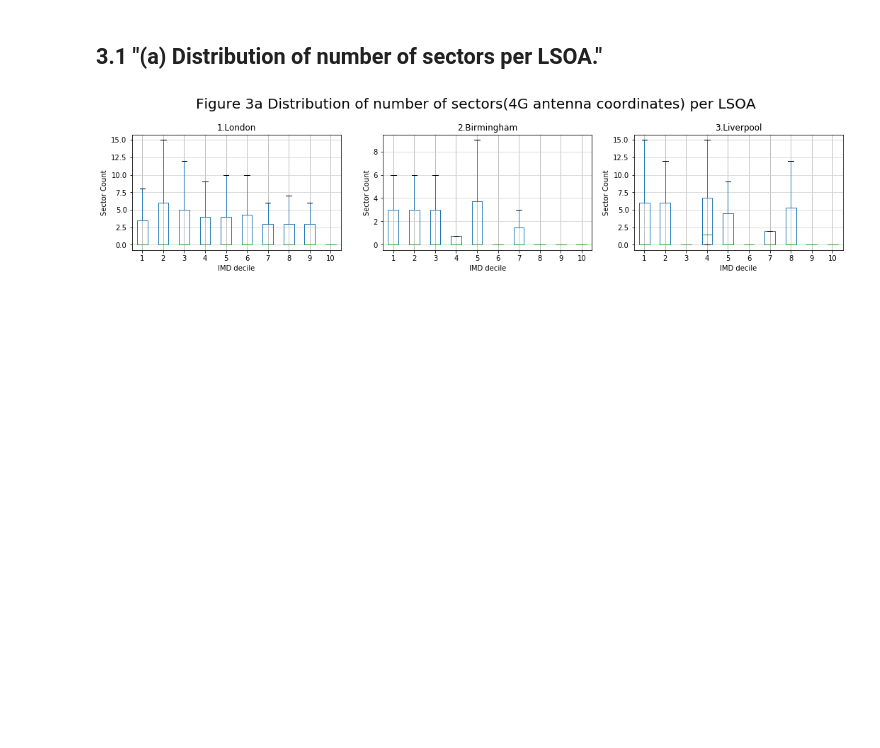
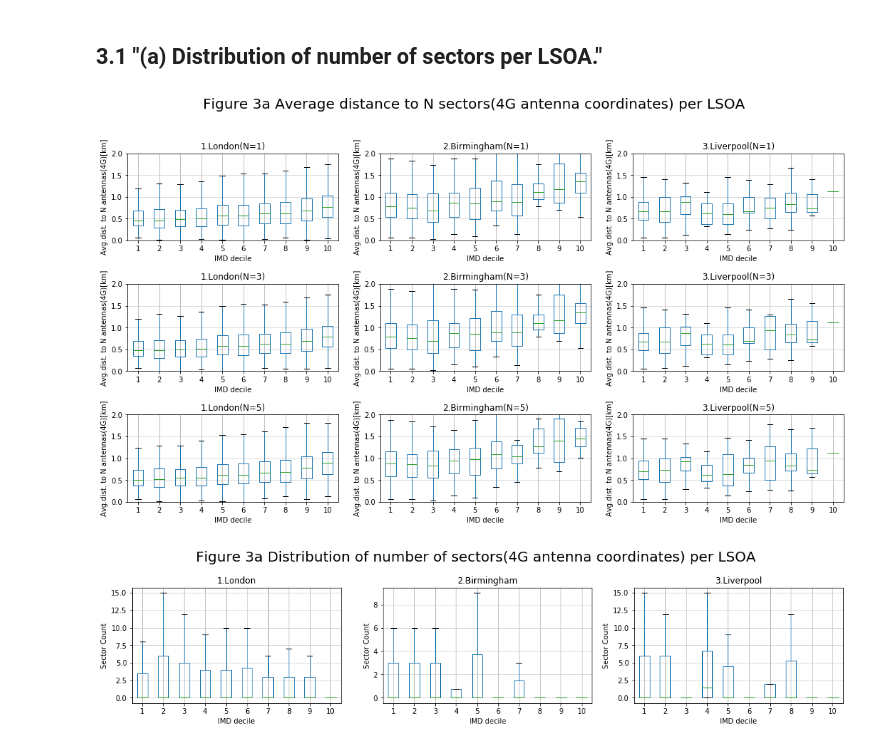
Before and after one commit to 5uperpalo/Telefonica, a Jupyter notebook: IMC2020/UK_Diagrams_IMC2020.ipynb, the cells around one changed output. Drawn from its saved outputs; the diff is of its cells as text; code cells hidden in the pictures; blank space fills up the shorter version.

```diff
--- a/IMC2020/UK_Diagrams_IMC2020.ipynb
+++ b/IMC2020/UK_Diagrams_IMC2020.ipynb
@@ -300,0 +351,49 @@ liverpool_Ant_x_LSOA_count = liverpool_Ant_x_LSOA_count.groupby(['index','IMDDec
+# %%
+fig, ax = plt.subplots(3, 3, figsize=(18, 9), facecolor='w', edgecolor='k')
+fig.suptitle('Figure 3a Average distance to N sectors(4G antenna coordinates) per LSOA', size=20, y=1)
+
+def applyPlotStyle(ax):
+    ax.yaxis.grid(True, linestyle='-', which='both', color='lightgrey')
+    ax.set_ylim([0,2])
+    ax.set_xlabel('IMD decile')
+    ax.set_ylabel('Avg.dist. to N antennas(4G)[km]')
+
+# v0.3
+london_lsoa_2019_gpd.pivot(columns='IMDDecil', values='avg_distance_to_1_antennas').boxplot(showfliers =False,ax=ax[0,0])
+applyPlotStyle(ax[0,0])
+ax[0,0].set_title('1.London(N=1)')
+
+birmingham_lsoa_2019_gpd.pivot(columns='IMDDecil', values='avg_distance_to_1_antennas').boxplot(showfliers =False,ax=ax[0,1])
+applyPlotStyle(ax[0,1])
+ax[0,1].set_title('2.Birmingham(N=1)')
+
+liverpool_lsoa_2019_gpd.pivot(columns='IMDDecil', values='avg_distance_to_1_antennas').boxplot(showfliers =False,ax=ax[0,2])
+applyPlotStyle(ax[0,2])
+ax[0,2].set_title('3.Liverpool(N=1)')
+
+london_lsoa_2019_gpd.pivot(columns='IMDDecil', values='avg_distance_to_3_antennas').boxplot(showfliers =False,ax=ax[1,0])
+applyPlotStyle(ax[1,0])
+ax[1,0].set_title('1.London(N=3)')
+
+birmingham_lsoa_2019_gpd.pivot(columns='IMDDecil', values='avg_distance_to_3_antennas').boxplot(showfliers =False,ax=ax[1,1])
+applyPlotStyle(ax[1,1])
+ax[1,1].set_title('2.Birmingham(N=3)')
+
+liverpool_lsoa_2019_gpd.pivot(columns='IMDDecil', values='avg_distance_to_3_antennas').boxplot(showfliers =False,ax=ax[1,2])
+applyPlotStyle(ax[1,2])
+ax[1,2].set_title('3.Liverpool(N=3)')
+
+london_lsoa_2019_gpd.pivot(columns='IMDDecil', values='avg_distance_to_5_antennas').boxplot(showfliers =False,ax=ax[2,0])
+applyPlotStyle(ax[2,0])
+ax[2,0].set_title('1.London(N=5)')
+
+birmingham_lsoa_2019_gpd.pivot(columns='IMDDecil', values='avg_distance_to_5_antennas').boxplot(showfliers =False,ax=ax[2,1])
+applyPlotStyle(ax[2,1])
+ax[2,1].set_title('2.Birmingham(N=5)')
+
+liverpool_lsoa_2019_gpd.pivot(columns='IMDDecil', values='avg_distance_to_5_antennas').boxplot(showfliers =False,ax=ax[2,2])
+applyPlotStyle(ax[2,2])
+ax[2,2].set_title('3.Liverpool(N=5)')
+plt.subplots_adjust(hspace=0.5);
+# %% [output]
+[figure, added]
```
Also changed, not shown: parts of 5 cells of this notebook, 6 other files.
